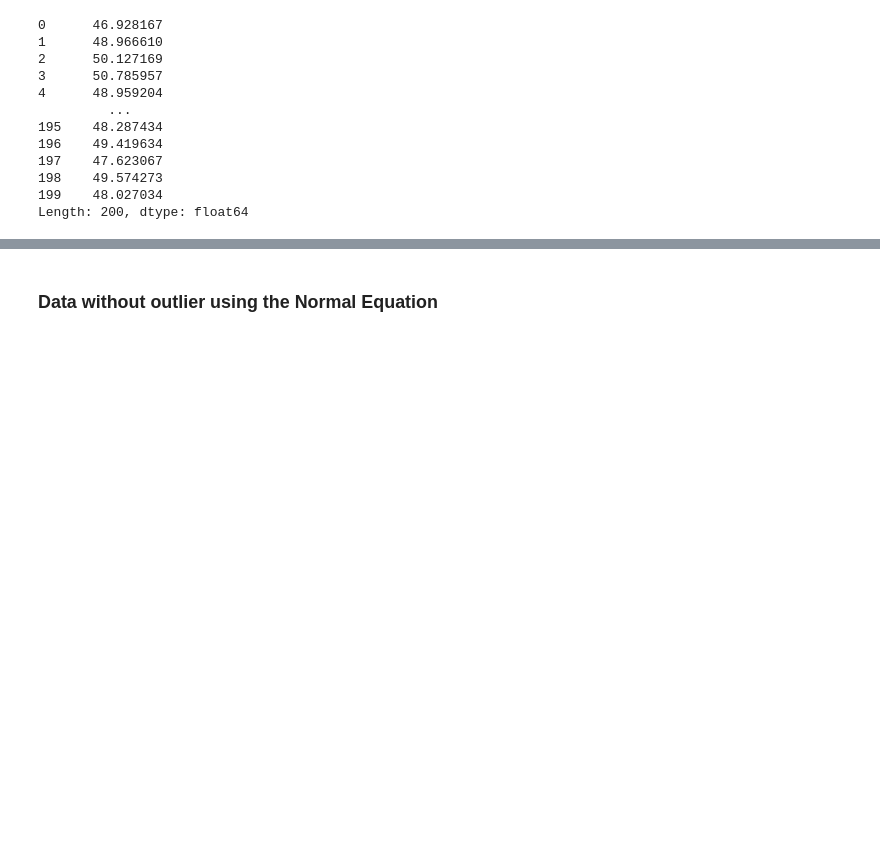
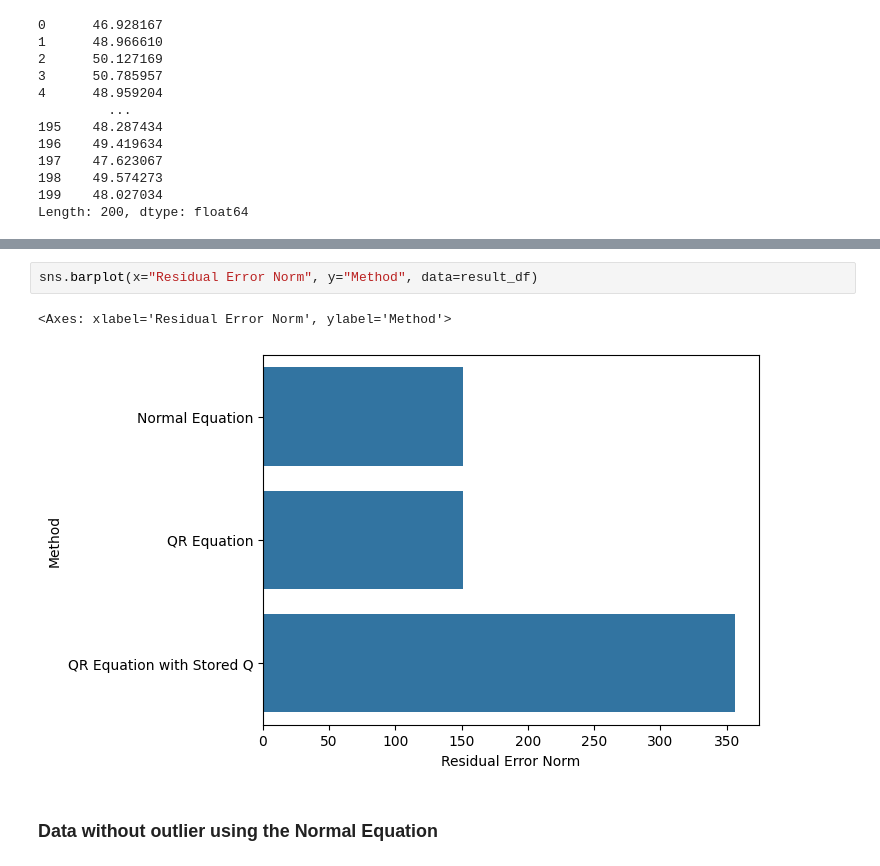
Before and after one commit to The-Matriks/GA1, a Jupyter notebook: pcr.ipynb, the cells around one changed output, grey strips where cells are left out. Saved outputs shown, nothing was run; the diff lists cells and outputs as text; blank space fills up the shorter version.

```diff
--- a/pcr.ipynb
+++ b/pcr.ipynb
@@ -488,3 +522,8 @@ Time for QR with stored Q equation: 0.0016493797302246094 seconds.
+# %%
+sns.barplot(x="Residual Error Norm", y="Method", data=result_df)
+# %% [output]
+<Axes: xlabel='Residual Error Norm', ylabel='Method'>
+[figure, added]
 # %% [markdown]
 ### Data without outlier using the Normal Equation
 # %%
```
Also changed, not shown: parts of 13 cells of this notebook, 1 other file.
